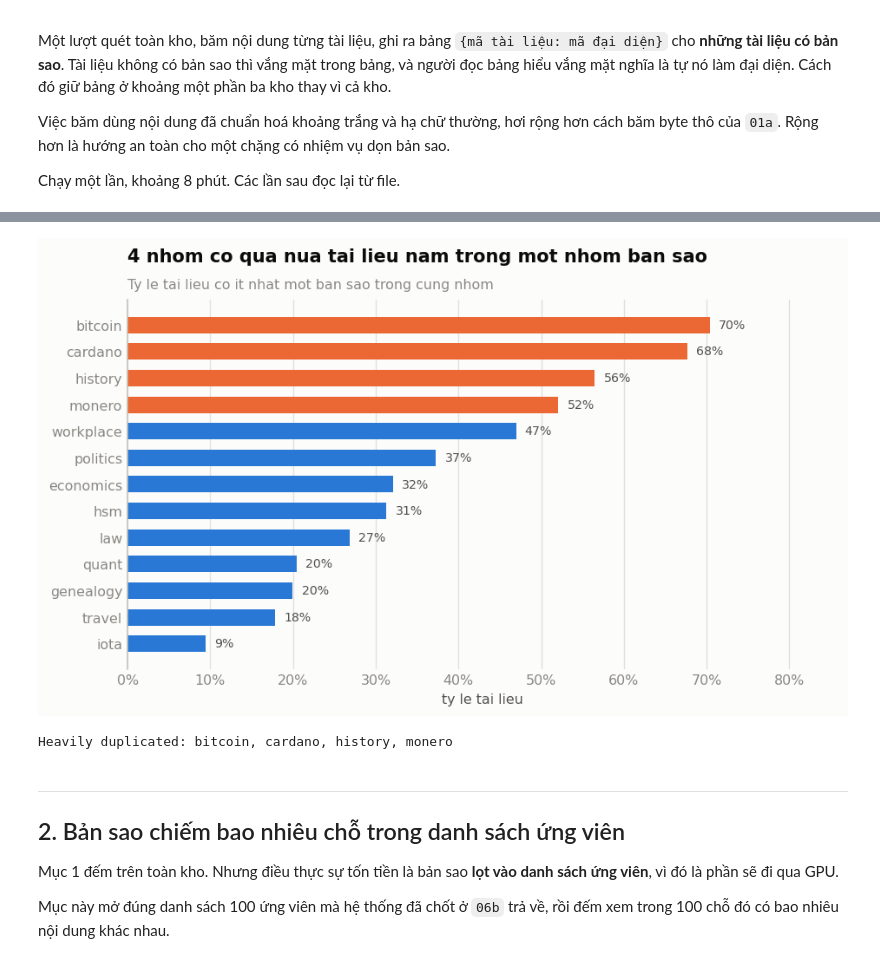
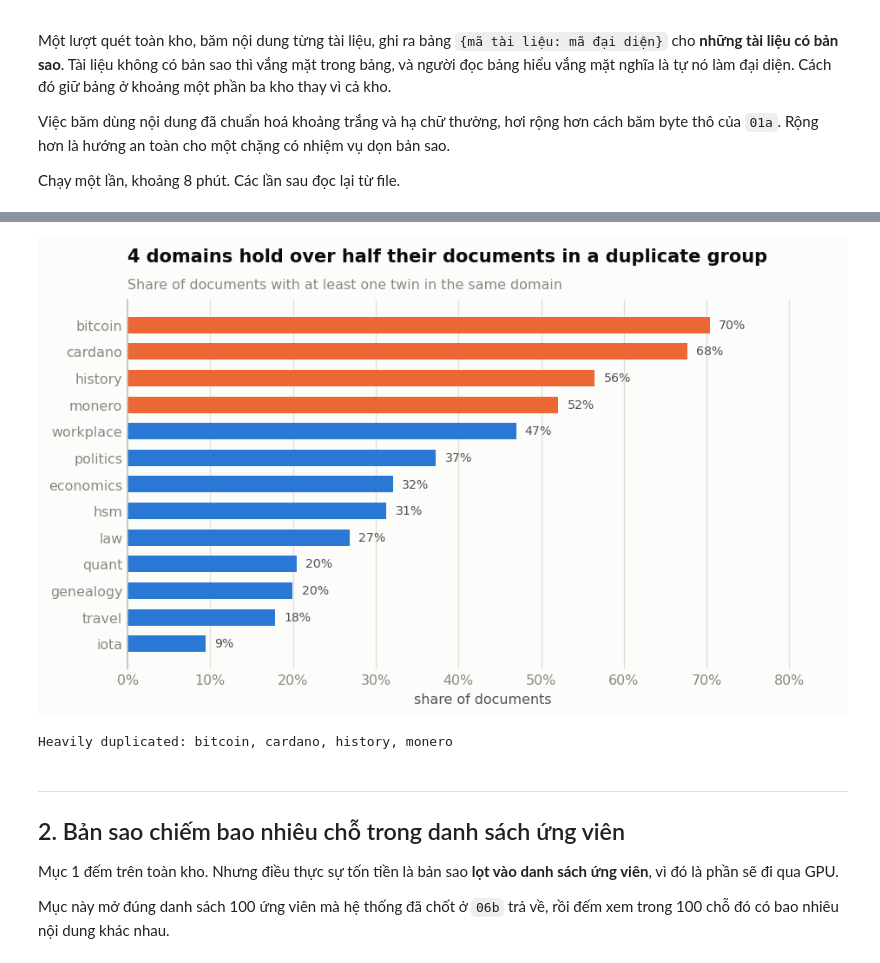
Before and after one commit to peotrannnn/RETECO, a Jupyter notebook: notebooks/07a_dedup.ipynb, the cells around one changed output, grey strips where cells are left out. Saved outputs shown, nothing was run; the diff lists cells and outputs as text; code cells hidden in the pictures.

```diff
--- a/notebooks/07a_dedup.ipynb
+++ b/notebooks/07a_dedup.ipynb
@@ -209,25 +209,25 @@ all          1,654,055      689,876   202,920    41.7%
 # %%
 # --- Which domains carry the duplication ---------------------------------
 order = sorted(rows, key=lambda r: -r[4])
 
 fig, ax = plt.subplots(figsize=(8.8, 4.6))
 bars = ax.barh([r[0] for r in order], [r[4] for r in order],
                color=[ORANGE if r[4] > 0.5 else BLUE for r in order],
                height=0.62)
 ax.invert_yaxis()
 ax.set_xlim(0, max(r[4] for r in order) * 1.22)
 ax.xaxis.set_major_formatter(lambda v, _: f"{v:.0%}")
 label_bars(ax, bars, [r[4] for r in order], fmt="{:.0%}", horizontal=True)
 
 heavy = [r[0] for r in order if r[4] > 0.5]
-finish(ax, f"{len(heavy)} nhom co qua nua tai lieu nam trong mot nhom ban sao",
-       subtitle="Ty le tai lieu co it nhat mot ban sao trong cung nhom",
-       xlabel="ty le tai lieu", grid_axis="x")
+finish(ax, f"{len(heavy)} domains hold over half their documents in a duplicate group",
+       subtitle="Share of documents with at least one twin in the same domain",
+       xlabel="share of documents", grid_axis="x")
 plt.show()
 
 print("Heavily duplicated:", ", ".join(heavy) if heavy else "none")
 # %% [output]
-[figure, old version]
+[figure, new version]
 Heavily duplicated: bitcoin, cardano, history, monero
 # %% [markdown]
 ---
```
Also changed, not shown: parts of 4 cells of this notebook, 8 other files.
